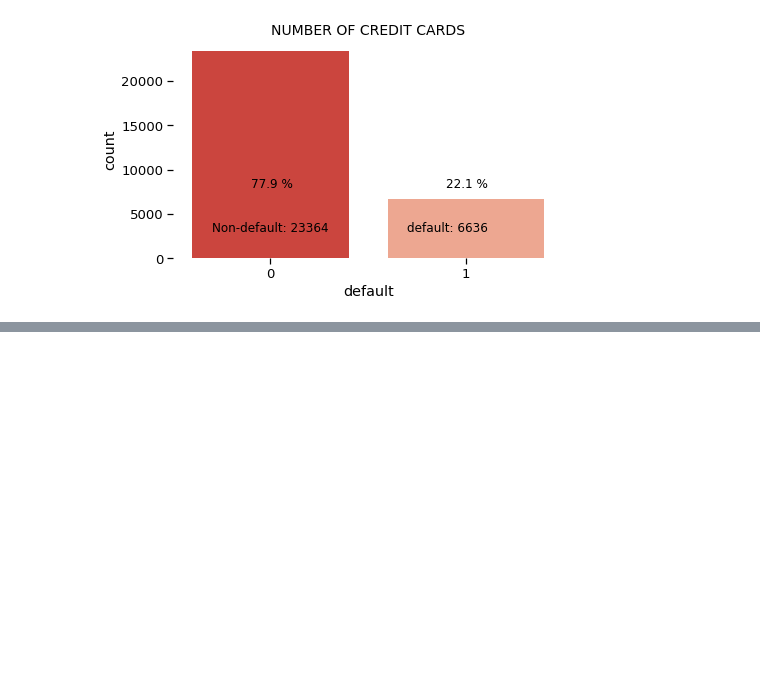
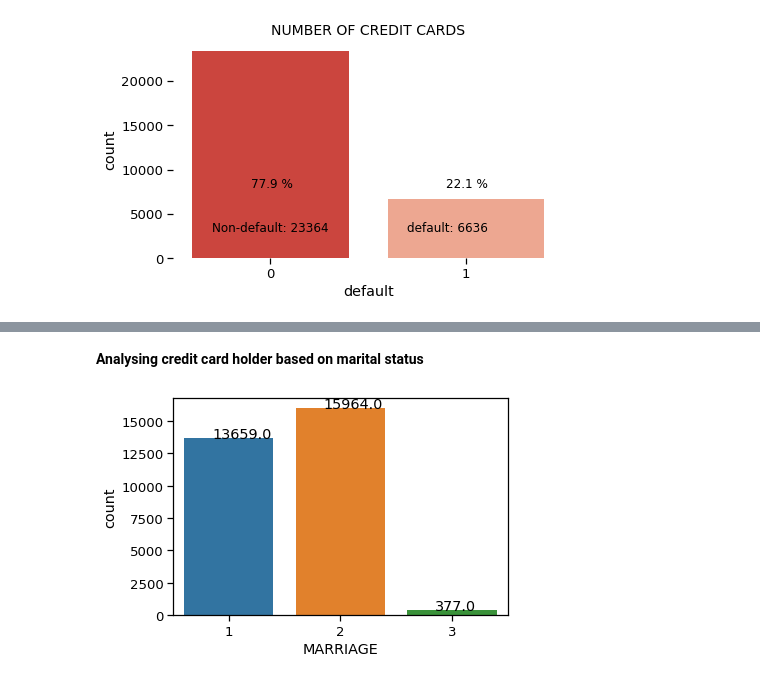
Before and after one commit to shakib68/credit-card-capstone3, a Jupyter notebook: Copy_of_Credit_Card_Default_Prediction_Capstone_Project.ipynb, the cells around one changed output, grey strips where cells are left out. Saved outputs shown, nothing was run; the diff lists cells and outputs as text; code cells hidden in the pictures; blank space fills up the shorter version.

```diff
--- a/Copy_of_Credit_Card_Default_Prediction_Capstone_Project.ipynb
+++ b/Copy_of_Credit_Card_Default_Prediction_Capstone_Project.ipynb
@@ -295,0 +310,11 @@ We can see that there are 6,636 default credit cards and 23364 non-default credi
+# %% [markdown]
+**Analysing credit card holder based on marital status**
+# %%
+ax = sns.countplot(x="MARRIAGE", data=df)
+
+for p in ax.patches:
+   ax.annotate('{:.1f}'.format(p.get_height()), (p.get_x()+0.25, p.get_height()+0.01))
+
+plt.show()
+# %% [output]
+[figure, added]
```
Also changed, not shown: parts of 62 cells of this notebook.
